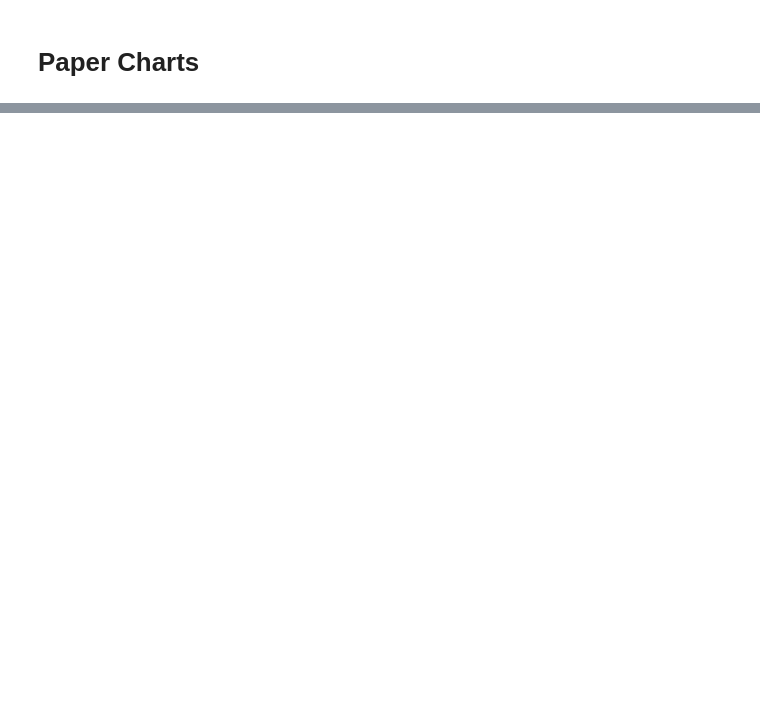
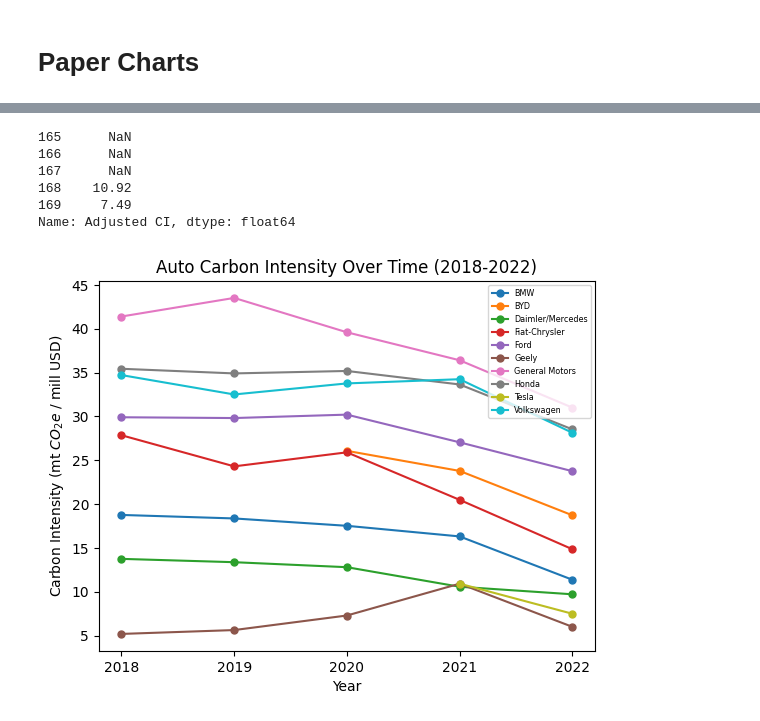
Before and after one commit to zcjanin/decarbonization-2024, a Jupyter notebook: Charts.ipynb, the cells around one changed output, grey strips where cells are left out. Drawn from its saved outputs; the diff is of its cells as text; code cells hidden in the pictures; blank space fills up the shorter version.

```diff
--- a/Charts.ipynb
+++ b/Charts.ipynb
@@ -76,0 +69,2 @@ Text(0.5, 0.98, 'Average Total Emissions by Sector Over Time (2018 - 2022)')
+# %%
+auto = sectors[(sectors['SECTOR']=='Auto') & (sectors['YEAR']!=2017) & (sectors['COMPANY NAME']!='Hyundai')& (sectors['COMPANY NAME']!='Toyota')]
@@ -76,0 +84,23 @@ Text(0.5, 0.98, 'Average Total Emissions by Sector Over Time (2018 - 2022)')
+# %%
+auto['YEAR'].unique()
+auto[auto['COMPANY NAME'] == 'Tesla']["Adjusted CI"]
+# %% [output]
+165      NaN
+166      NaN
+167      NaN
+168    10.92
+169     7.49
+Name: Adjusted CI, dtype: float64
+# %%
+companies = auto.loc[:,'COMPANY NAME'].unique()
+years = ['2018','2019', '2020', '2021', '2022']
+
+for co in companies:
+    ci = auto[auto['COMPANY NAME'] == co]["Adjusted CI"]
+    plt.plot(years, ci, label = co, marker='o', markersize=5)
+plt.legend(loc = 'upper right', fontsize = 'xx-small')
+plt.xlabel('Year')
+plt.ylabel('Carbon Intensity (mt $CO_{2}e$ / mill USD)')
+plt.title('Auto' +  ' Carbon Intensity Over Time (2018-2022)');
+# %% [output]
+[figure, added]
```
Also changed, not shown: parts of 6 cells of this notebook, 3 other files.
